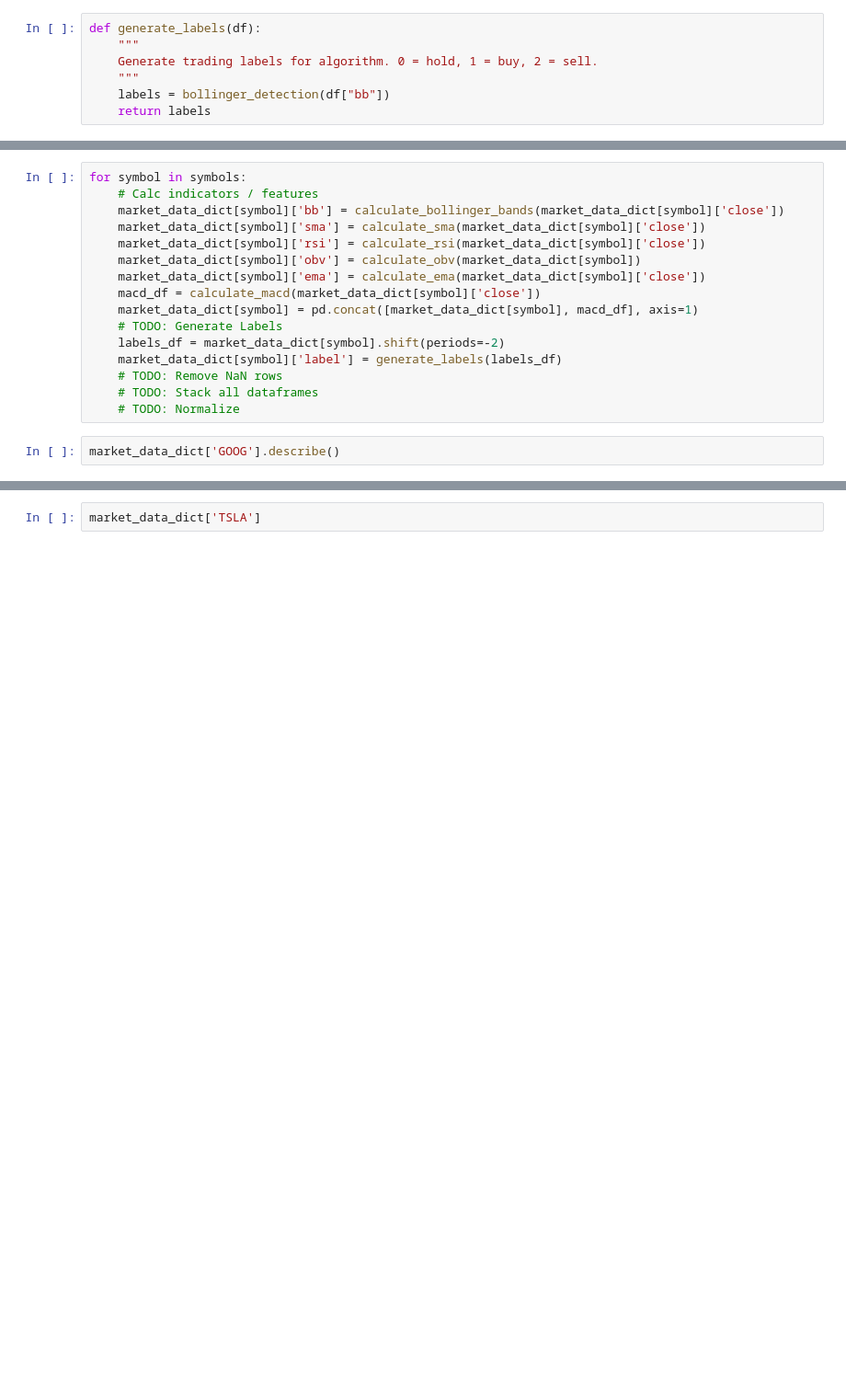
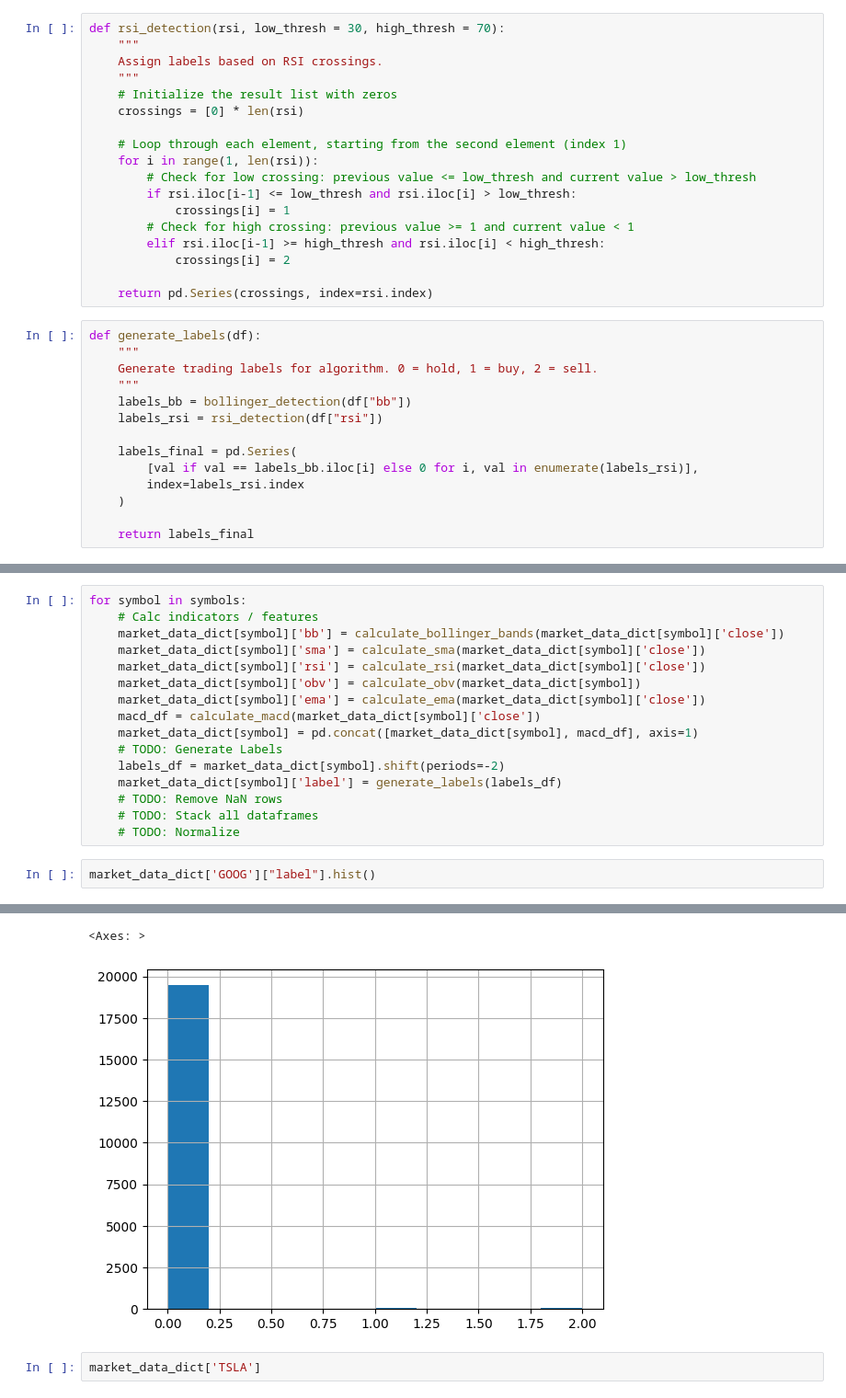
Before and after one commit to avillasmil/algo-trader, a Jupyter notebook: sandbox.ipynb, the cells around one changed output, grey strips where cells are left out. Shown: that part at 92% size. Saved outputs shown, nothing was run; the diff lists cells and outputs as text; blank space fills up the shorter version.

Commit message:
edit label generation

```diff
--- a/sandbox.ipynb
+++ b/sandbox.ipynb
@@ -196,13 +196,38 @@ def bollinger_detection(bb, thresh = 1):
             crossings[i] = 2
 
     return pd.Series(crossings, index=bb.index)
+# %%
+def rsi_detection(rsi, low_thresh = 30, high_thresh = 70):
+    """
+    Assign labels based on RSI crossings.
+    """
+    # Initialize the result list with zeros
+    crossings = [0] * len(rsi)
+
+    # Loop through each element, starting from the second element (index 1)
+    for i in range(1, len(rsi)):
+        # Check for low crossing: previous value <= low_thresh and current value > low_thresh
+        if rsi.iloc[i-1] <= low_thresh and rsi.iloc[i] > low_thresh:
+            crossings[i] = 1
+        # Check for high crossing: previous value >= 1 and current value < 1
+        elif rsi.iloc[i-1] >= high_thresh and rsi.iloc[i] < high_thresh:
+            crossings[i] = 2
+
+    return pd.Series(crossings, index=rsi.index)
 # %%
 def generate_labels(df):
     """
     Generate trading labels for algorithm. 0 = hold, 1 = buy, 2 = sell.
     """
-    labels = bollinger_detection(df["bb"])
-    return labels
+    labels_bb = bollinger_detection(df["bb"])
+    labels_rsi = rsi_detection(df["rsi"])
+
+    labels_final = pd.Series(
+        [val if val == labels_bb.iloc[i] else 0 for i, val in enumerate(labels_rsi)],
+        index=labels_rsi.index
+    )
+
+    return labels_final
 # %% [markdown]
 # Generating Feature Tables
 # %%
@@ -222,5 +247,5 @@ for symbol in symbols:
     # TODO: Stack all dataframes
     # TODO: Normalize
 # %%
-market_data_dict['GOOG'].describe()
+market_data_dict['GOOG']["label"].hist()
 # %% [output]
@@ -236,3 +252,5 @@ market_data_dict['GOOG'].describe()
+<Axes: >
+[figure, added]
 # %%
 market_data_dict['TSLA']
 # %% [output]
```
Also changed, not shown: parts of 1 cell of this notebook.
